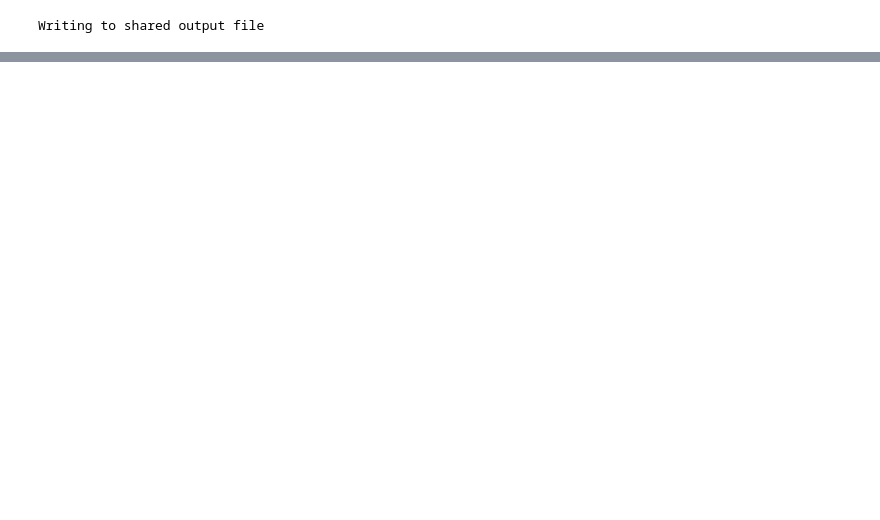
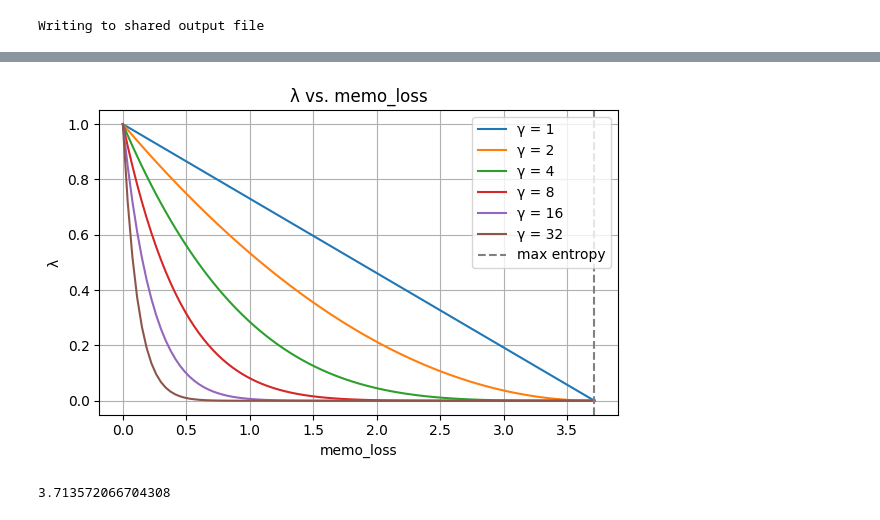
Before and after one commit to ebrahimfeghhi/transformers_with_dietcorp, a Jupyter notebook: src/neural_decoder/n_gram_lm_cort.ipynb, the cells around one changed output, grey strips where cells are left out. Cells and saved outputs as stored; diff of their text form; code cells hidden in the pictures; blank space fills up the shorter version.

```diff
--- a/src/neural_decoder/n_gram_lm_cort.ipynb
+++ b/src/neural_decoder/n_gram_lm_cort.ipynb
@@ -454,0 +134,18 @@ i ask kind of went through
+# %%
+# CORP hyperparameters
+corp_args = {
+    'learning_rate': 0.004,
+    'min_gradient_steps': 10,
+    'max_gradient_steps': 10,
+    'percentage_new_data': 0.6,
+    'batch_size': 64,
+    'whiteNoiseSD': 0.2,
+    'constantOffsetSD': 0.05,
+    'dropout': 0.35,
+    'l2_decay': 1e-5
+}
+
+tta_method = 'corp'
+
+if tta_method == 'corp':
+    tta_args = corp_args
@@ -454,0 +332,34 @@ i ask kind of went through
+# %%
+import torch
+import math
+import matplotlib.pyplot as plt
+
+def compute_lambda(memo_loss, D, gamma):
+    max_entropy = math.log(D)
+    lambda_val = (1 - memo_loss / max_entropy).clamp(min=0.0, max=1.0)
+    return lambda_val ** gamma
+
+# Simulate range of memo losses
+D = 41
+memo_losses = torch.linspace(0, math.log(D), steps=100)
+gammas = [1, 2, 4, 8, 16, 32]
+
+plt.figure(figsize=(6, 4))
+for g in gammas:
+    lambdas = [compute_lambda(x, D, g) for x in memo_losses]
+    plt.plot(memo_losses, lambdas, label=f"γ = {g}")
+
+plt.axvline(math.log(D), color='gray', linestyle='--', label='max entropy')
+plt.title("λ vs. memo_loss")
+plt.xlabel("memo_loss")
+plt.ylabel("λ")
+plt.legend()
+plt.grid(True)
+plt.tight_layout()
+plt.show()
+# %% [output]
+[figure, added]
+# %%
+math.log(41)
+# %% [output]
+3.713572066704308
```
Also changed, not shown: parts of 7 cells of this notebook, 13 other files.
